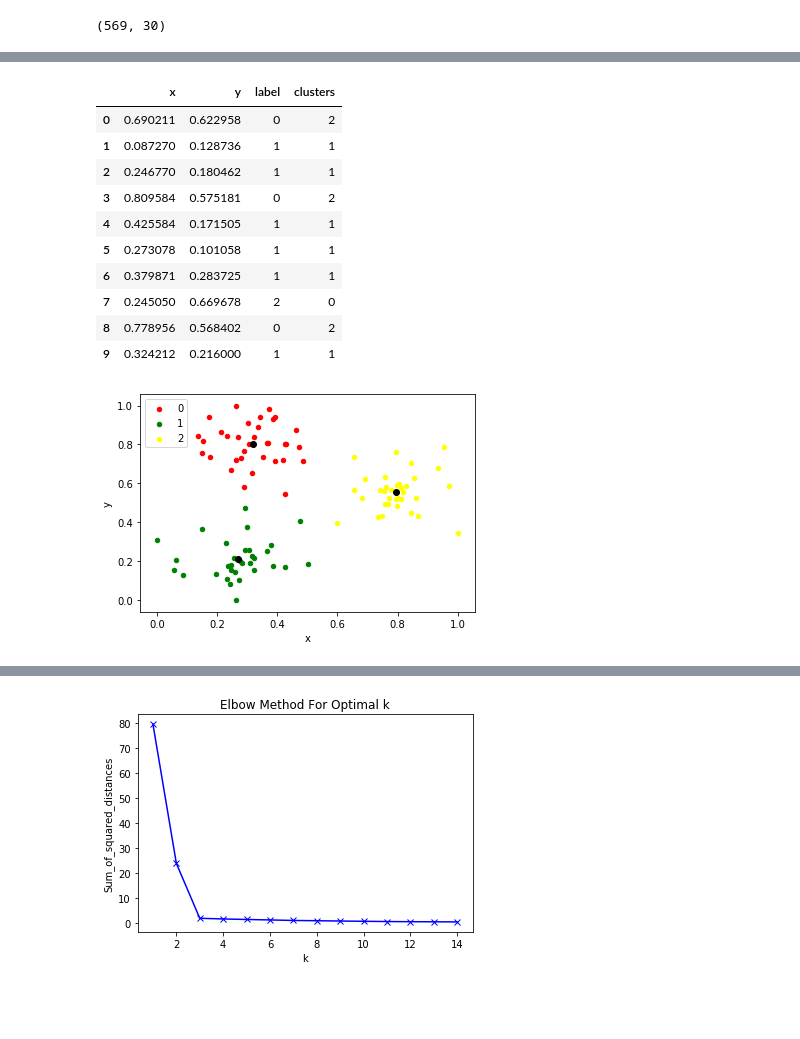
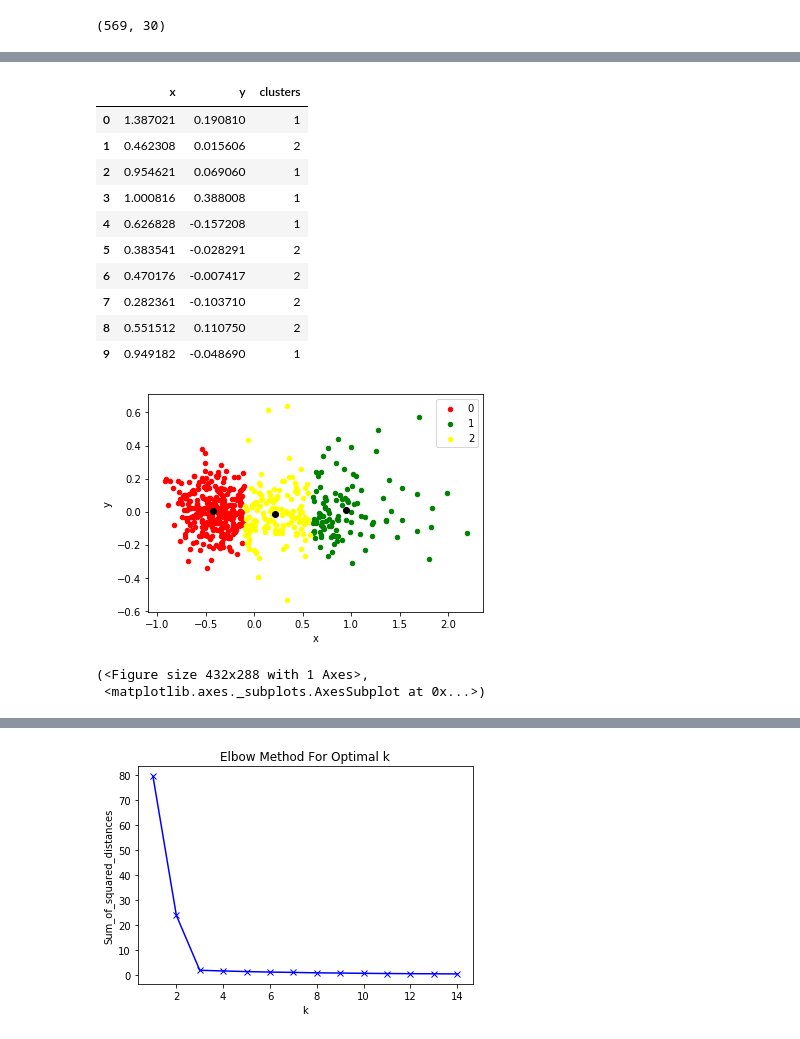
Before and after one commit to cardstud/DS-Unit-1-Sprint-3-Linear-Algebra, a Jupyter notebook: module4-clustering/LS_DS_134_Clustering_Assignment.ipynb, the cells around one changed output, grey strips where cells are left out. Saved outputs shown, nothing was run; the diff lists cells and outputs as text; code cells hidden in the pictures; blank space fills up the shorter version.

```diff
--- a/module4-clustering/LS_DS_134_Clustering_Assignment.ipynb
+++ b/module4-clustering/LS_DS_134_Clustering_Assignment.ipynb
@@ -394,7 +490,7 @@ find_nearest_centroid(points, centroids).head()
 # same as above but using SKlearn to do it
 from sklearn.cluster import KMeans
 kmeans = KMeans(n_clusters=3)
-kmeans.fit(X_scaled)  # provide your data (X_scaled)
+kmeans.fit(pca_2df)  # provide your data (X_scaled)
 labels = kmeans.labels_
 
 print(labels)
@@ -405,27 +523,68 @@ print(labels)
 # %%
 # Add our new labels to the dataframe
 new_series = pd.Series(labels)
-df['clusters'] = new_series.values
+pca_2df['clusters'] = new_series.values
 
-df.head(10)
+pca_2df.head(10)
 # %% [output]
-|  | x | y | label | clusters |
-| 0 | 0.690211 | 0.622958 | 0 | 2 |
-| 1 | 0.087270 | 0.128736 | 1 | 1 |
-| 2 | 0.246770 | 0.180462 | 1 | 1 |
-| 3 | 0.809584 | 0.575181 | 0 | 2 |
-| 4 | 0.425584 | 0.171505 | 1 | 1 |
-| 5 | 0.273078 | 0.101058 | 1 | 1 |
-| 6 | 0.379871 | 0.283725 | 1 | 1 |
-| 7 | 0.245050 | 0.669678 | 2 | 0 |
-| 8 | 0.778956 | 0.568402 | 0 | 2 |
-| 9 | 0.324212 | 0.216000 | 1 | 1 |
+|  | x | y | clusters |
+| 0 | 1.387021 | 0.190810 | 1 |
+| 1 | 0.462308 | 0.015606 | 2 |
+| 2 | 0.954621 | 0.069060 | 1 |
+| 3 | 1.000816 | 0.388008 | 1 |
+| 4 | 0.626828 | -0.157208 | 1 |
+| 5 | 0.383541 | -0.028291 | 2 |
+| 6 | 0.470176 | -0.007417 | 2 |
+| 7 | 0.282361 | -0.103710 | 2 |
+| 8 | 0.551512 | 0.110750 | 2 |
+| 9 | 0.949182 | -0.048690 | 1 |
+# %%
+def plot_clusters(df, column_header, centroids):
+  colors = {0:'red', 1:'green', 2:'yellow'}
+  fig, ax = plt.subplots()
+  ax.plot(centroids.iloc[0].x, centroids.iloc[0].y, "ok")
+  ax.plot(centroids.iloc[1].x, centroids.iloc[1].y, "ok")
+  ax.plot(centroids.iloc[2].x, centroids.iloc[2].y, "ok")
+  grouped = df.groupby(column_header)
+  for key, group in grouped:
+      group.plot(ax=ax, kind='scatter', x='x', y='y', label=key, color=colors[key])
+  plt.show()
+  return fig, ax
+
+
+def find_nearest_centroid(df, centroids):
+  last_centroids = [np.random.choice([0,1,2])] * df.shape[0]
+  df_temp = df.copy()
+  i = 0
+
+  while True: ### Be careful about while loops
+    if i>0:
+      centroids = get_centroids(df_temp, 'cluster' + str(i-1))
+
+    distances = cdist(df_temp[['x', 'y']], centroids[['x', 'y']])
+    nearest_centroids = np.argmin(distances, axis=1)
+
+    df_temp['cluster' + str(i)] = nearest_centroids
+
+    if (list(nearest_centroids) == list(last_centroids)):
+      return df_temp
+    else:
+      i +=1
+      last_centroids = nearest_centroids
+
+def get_centroids(df, column_header):
+  x = [df.x[df[column_header]==0].mean(), df.x[df[column_header]==1].mean(), df.x[df[column_header]==2].mean()]
+  y = [df.y[df[column_header]==0].mean(), df.y[df[column_header]==1].mean(), df.y[df[column_header]==2].mean()]
+  data = {'x': x, 'y' : y}
+  return pd.DataFrame(data)
 # %%
 # We might get unlucky with different centroids and have slightly different clusters.
-centroids = get_centroids(df, 'clusters')
-plot_clusters(df, 'clusters', centroids)
+centroids = get_centroids(pca_2df, 'clusters')
+plot_clusters(pca_2df, 'clusters', centroids)
 # %% [output]
-[figure, old version]
+[figure, new version]
+(<Figure size 432x288 with 1 Axes>,
+ <matplotlib.axes._subplots.AxesSubplot at 0x...>)
 # %%
 kmeans.cluster_centers_
 # %% [output]
```
Also changed, not shown: parts of 40 cells of this notebook.
